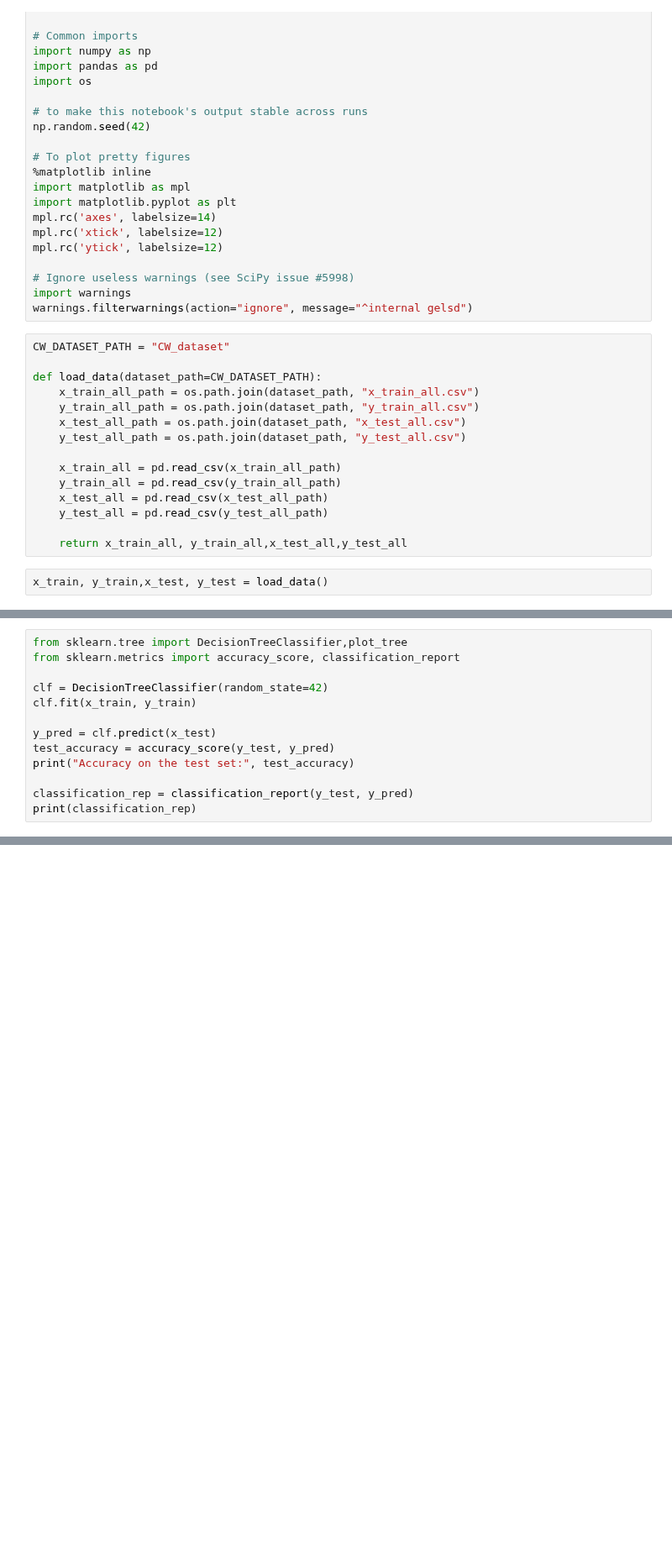
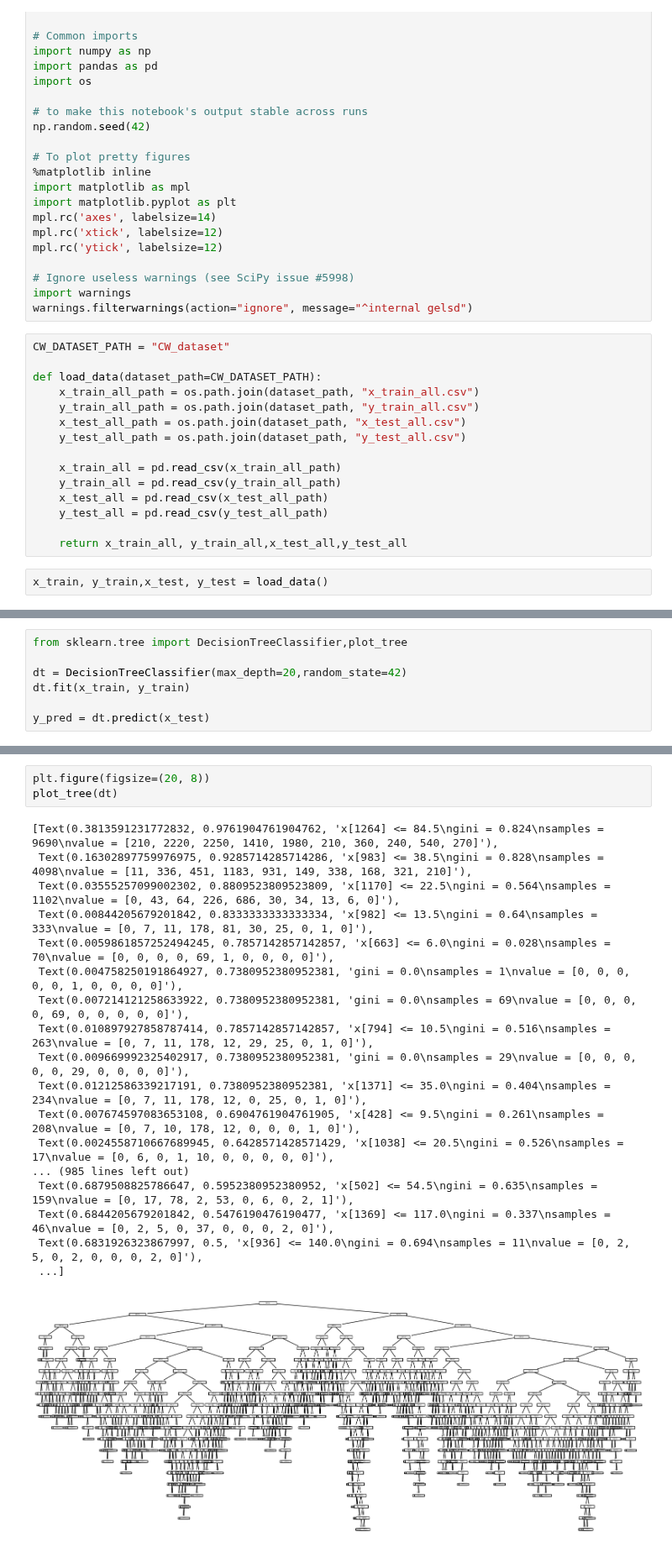
Before and after one commit to farheenfab/DMML-GroupProject, a Jupyter notebook: CW/CW - Part 3.ipynb, the cells around one changed output, grey strips where cells are left out. Shown at 84% size. Saved outputs shown, nothing was run; the diff lists cells and outputs as text; blank space fills up the shorter version.

```diff
--- a/CW/CW - Part 3.ipynb
+++ b/CW/CW - Part 3.ipynb
@@ -46,14 +112,8 @@ x_train, y_train,x_test, y_test = load_data()
 # %%
 from sklearn.tree import DecisionTreeClassifier,plot_tree
-from sklearn.metrics import accuracy_score, classification_report
 
-clf = DecisionTreeClassifier(random_state=42)
-clf.fit(x_train, y_train)
+dt = DecisionTreeClassifier(max_depth=20,random_state=42)
+dt.fit(x_train, y_train)
 
-y_pred = clf.predict(x_test)
-test_accuracy = accuracy_score(y_test, y_pred)
-print("Accuracy on the test set:", test_accuracy)
-
-classification_rep = classification_report(y_test, y_pred)
-print(classification_rep)
+y_pred = dt.predict(x_test)
 # %% [output]
@@ -76,0 +156,22 @@ weighted avg       0.69      0.69      0.68      3090
+# %%
+plt.figure(figsize=(20, 8))
+plot_tree(dt)
+# %% [output]
+[Text(0.3813591231772832, 0.9761904761904762, 'x[1264] <= 84.5\ngini = 0.824\nsamples = 9690\nvalue = [210, 2220, 2250, 1410, 1980, 210, 360, 240, 540, 270]'),
+ Text(0.16302897759976975, 0.9285714285714286, 'x[983] <= 38.5\ngini = 0.828\nsamples = 4098\nvalue = [11, 336, 451, 1183, 931, 149, 338, 168, 321, 210]'),
+ Text(0.03555257099002302, 0.8809523809523809, 'x[1170] <= 22.5\ngini = 0.564\nsamples = 1102\nvalue = [0, 43, 64, 226, 686, 30, 34, 13, 6, 0]'),
+ Text(0.00844205679201842, 0.8333333333333334, 'x[982] <= 13.5\ngini = 0.64\nsamples = 333\nvalue = [0, 7, 11, 178, 81, 30, 25, 0, 1, 0]'),
+ Text(0.0059861857252494245, 0.7857142857142857, 'x[663] <= 6.0\ngini = 0.028\nsamples = 70\nvalue = [0, 0, 0, 0, 69, 1, 0, 0, 0, 0]'),
+ Text(0.004758250191864927, 0.7380952380952381, 'gini = 0.0\nsamples = 1\nvalue = [0, 0, 0, 0, 0, 1, 0, 0, 0, 0]'),
+ Text(0.007214121258633922, 0.7380952380952381, 'gini = 0.0\nsamples = 69\nvalue = [0, 0, 0, 0, 69, 0, 0, 0, 0, 0]'),
+ Text(0.010897927858787414, 0.7857142857142857, 'x[794] <= 10.5\ngini = 0.516\nsamples = 263\nvalue = [0, 7, 11, 178, 12, 29, 25, 0, 1, 0]'),
+ Text(0.009669992325402917, 0.7380952380952381, 'gini = 0.0\nsamples = 29\nvalue = [0, 0, 0, 0, 0, 29, 0, 0, 0, 0]'),
+ Text(0.01212586339217191, 0.7380952380952381, 'x[1371] <= 35.0\ngini = 0.404\nsamples = 234\nvalue = [0, 7, 11, 178, 12, 0, 25, 0, 1, 0]'),
+ Text(0.007674597083653108, 0.6904761904761905, 'x[428] <= 9.5\ngini = 0.261\nsamples = 208\nvalue = [0, 7, 10, 178, 12, 0, 0, 0, 1, 0]'),
+ Text(0.0024558710667689945, 0.6428571428571429, 'x[1038] <= 20.5\ngini = 0.526\nsamples = 17\nvalue = [0, 6, 0, 1, 10, 0, 0, 0, 0, 0]'),
+... (985 lines left out)
+ Text(0.6879508825786647, 0.5952380952380952, 'x[502] <= 54.5\ngini = 0.635\nsamples = 159\nvalue = [0, 17, 78, 2, 53, 0, 6, 0, 2, 1]'),
+ Text(0.6844205679201842, 0.5476190476190477, 'x[1369] <= 117.0\ngini = 0.337\nsamples = 46\nvalue = [0, 2, 5, 0, 37, 0, 0, 0, 2, 0]'),
+ Text(0.6831926323867997, 0.5, 'x[936] <= 140.0\ngini = 0.694\nsamples = 11\nvalue = [0, 2, 5, 0, 2, 0, 0, 0, 2, 0]'),
+ ...]
+[figure, added]
```
Also changed, not shown: parts of 4 cells of this notebook.
